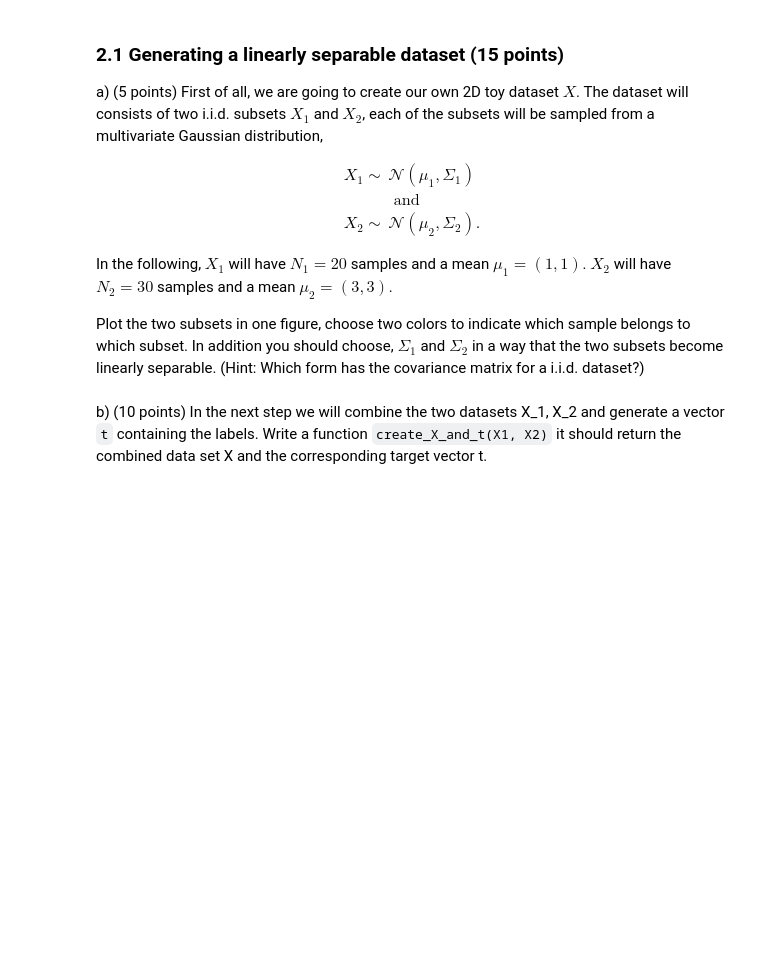
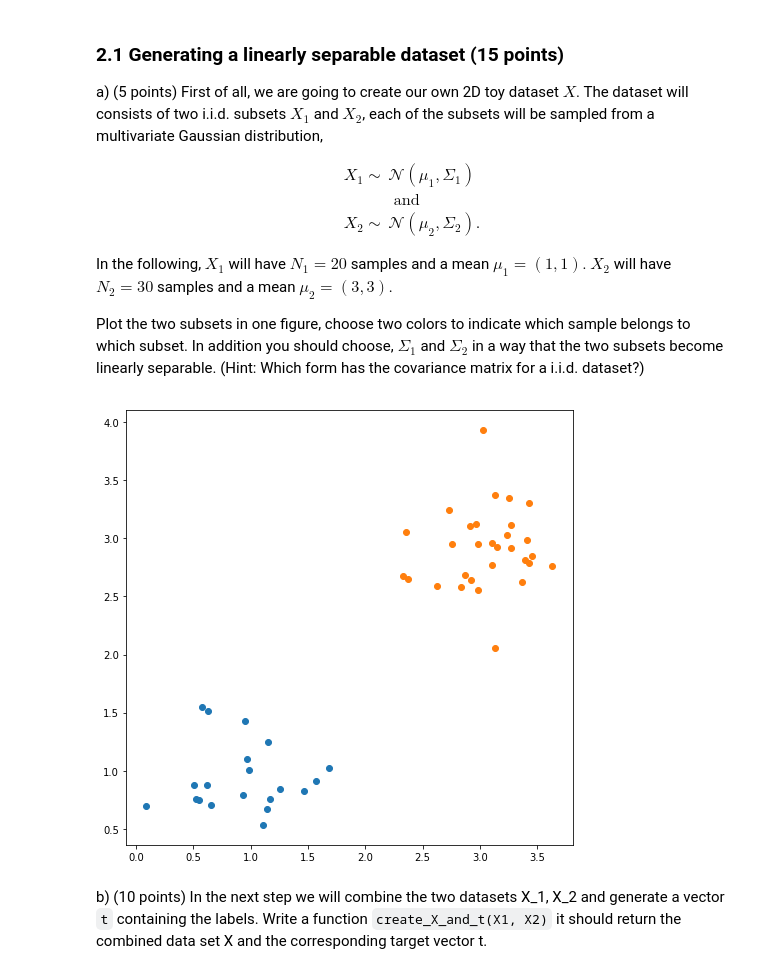
Before and after one commit to Curlykonda/machine-learning-1, a Jupyter notebook: lab3/lab3-wip.ipynb, the cells around one changed output. Cells and saved outputs as stored; diff of their text form; code cells hidden in the pictures; blank space fills up the shorter version.

```diff
--- a/lab3/lab3-wip.ipynb
+++ b/lab3/lab3-wip.ipynb
@@ -379,2 +376,23 @@ raise NotImplementedError()
+# %%
+# YOUR CODE HERE
+
+N1 = 20
+mu1 = np.array([1, 1])
+Sigma1 = np.identity(len(mu1)) * 0.1
+
+N2 = 30
+mu2 = np.array([3, 3])
+Sigma2 = np.identity(len(mu2)) * 0.1
+
+X1 = np.random.multivariate_normal(mu1, Sigma1, size=N1)
+X2 = np.random.multivariate_normal(mu2, Sigma2, size=N2)
+
+plt.figure(figsize=(8, 8))
+
+plt.plot(X1[:, 0], X1[:, 1], 'o')
+plt.plot(X2[:, 0], X2[:, 1], 'o')
+plt.show()
+# %% [output]
+[figure, added]
 # %% [markdown]
 b) (10 points) In the next step we will combine the two datasets X_1, X_2 and generate a vector `t` containing the labels. Write a function `create_X_and_t(X1, X2)` it should return the combined data set X and the corresponding target vector t.
```
Also changed, not shown: parts of 58 cells of this notebook.
